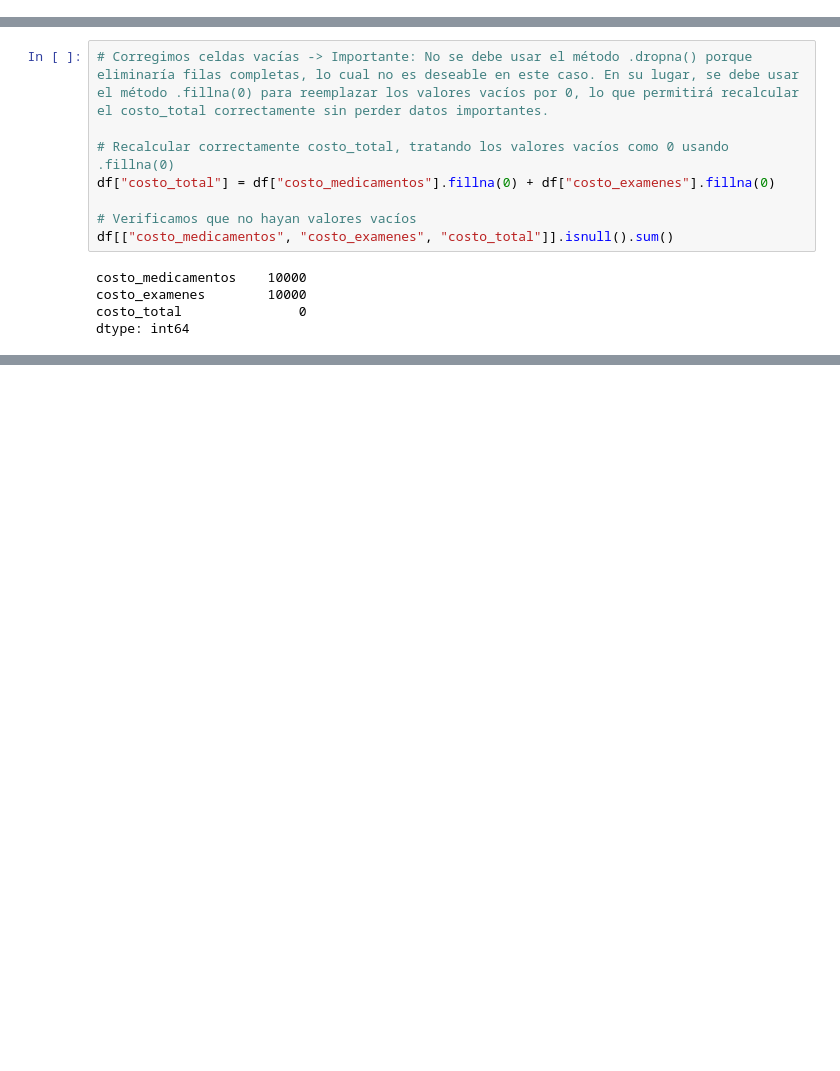
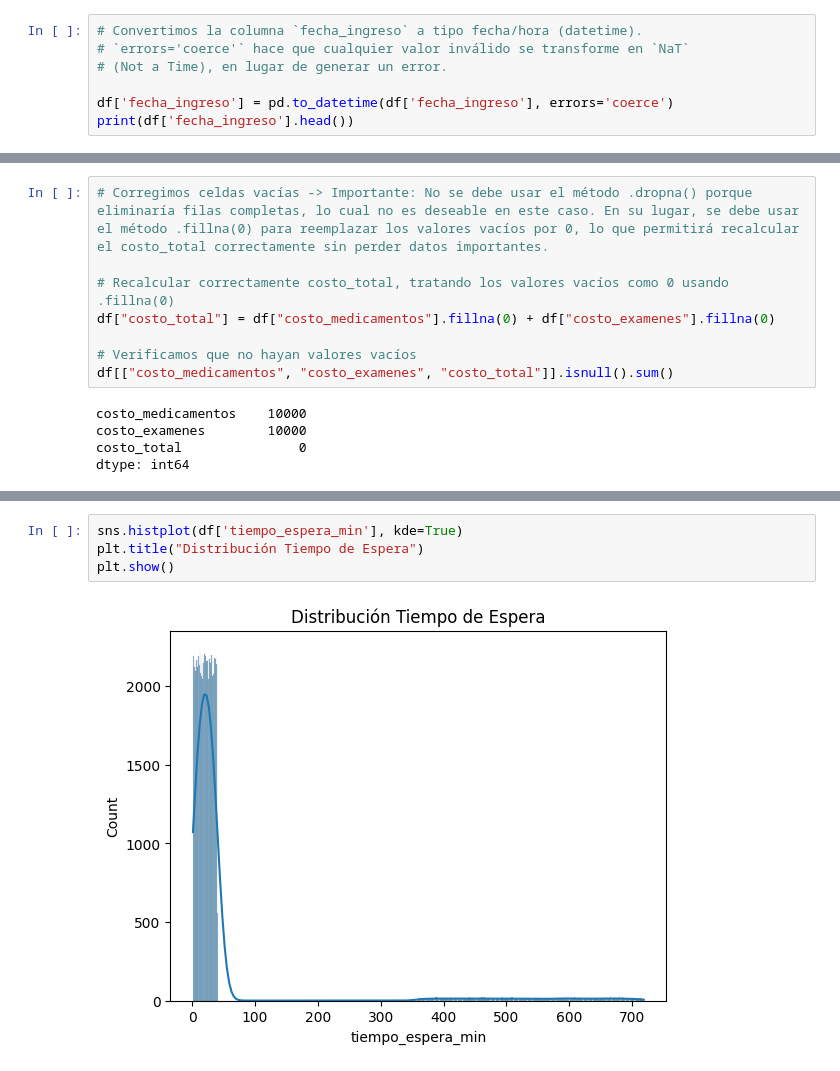
Before and after one commit to laurareyma/NovaVida, a Jupyter notebook: NovaVida_codigo.ipynb, the cells around one changed output, grey strips where cells are left out. Drawn from its saved outputs; the diff is of its cells as text; blank space fills up the shorter version.

```diff
--- a/NovaVida_codigo.ipynb
+++ b/NovaVida_codigo.ipynb
@@ -55,0 +61,7 @@ El número de columnas es: 19
+# %%
+# Convertimos la columna `fecha_ingreso` a tipo fecha/hora (datetime).
+# `errors='coerce'` hace que cualquier valor inválido se transforme en `NaT`
+# (Not a Time), en lugar de generar un error.
+
+df['fecha_ingreso'] = pd.to_datetime(df['fecha_ingreso'], errors='coerce')
+print(df['fecha_ingreso'].head())
@@ -124,0 +391,6 @@ dtype: int64
+# %%
+sns.histplot(df['tiempo_espera_min'], kde=True)
+plt.title("Distribución Tiempo de Espera")
+plt.show()
+# %% [output]
+[figure, added]
```
Also changed, not shown: parts of 33 cells of this notebook.
